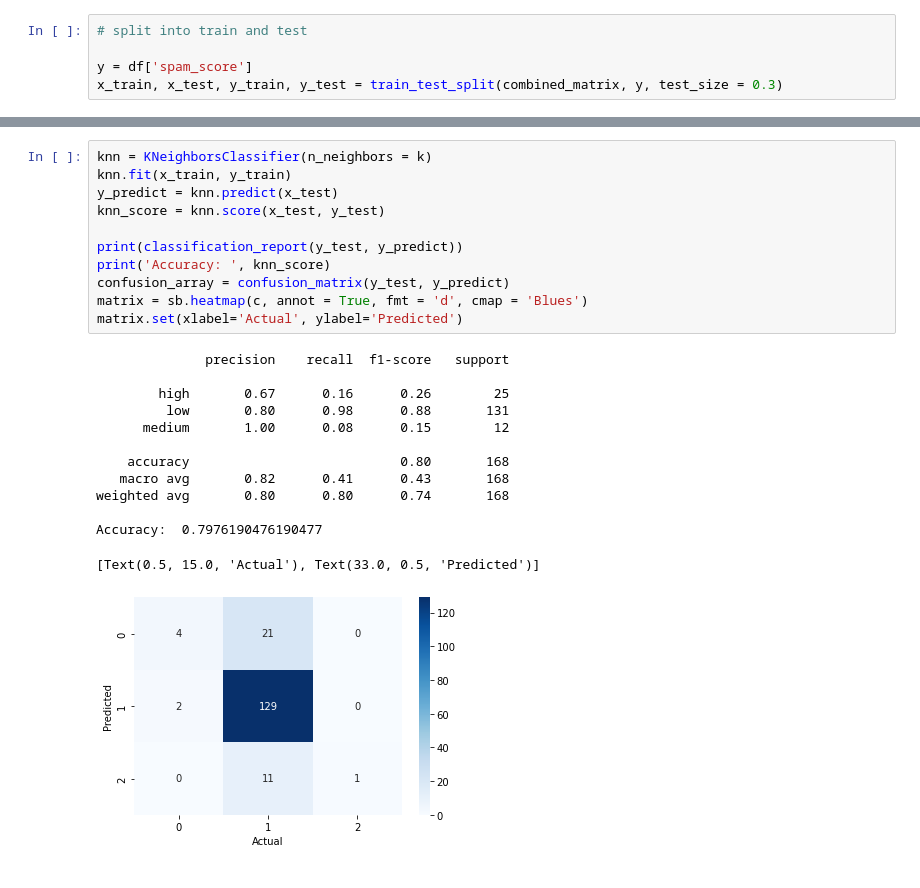
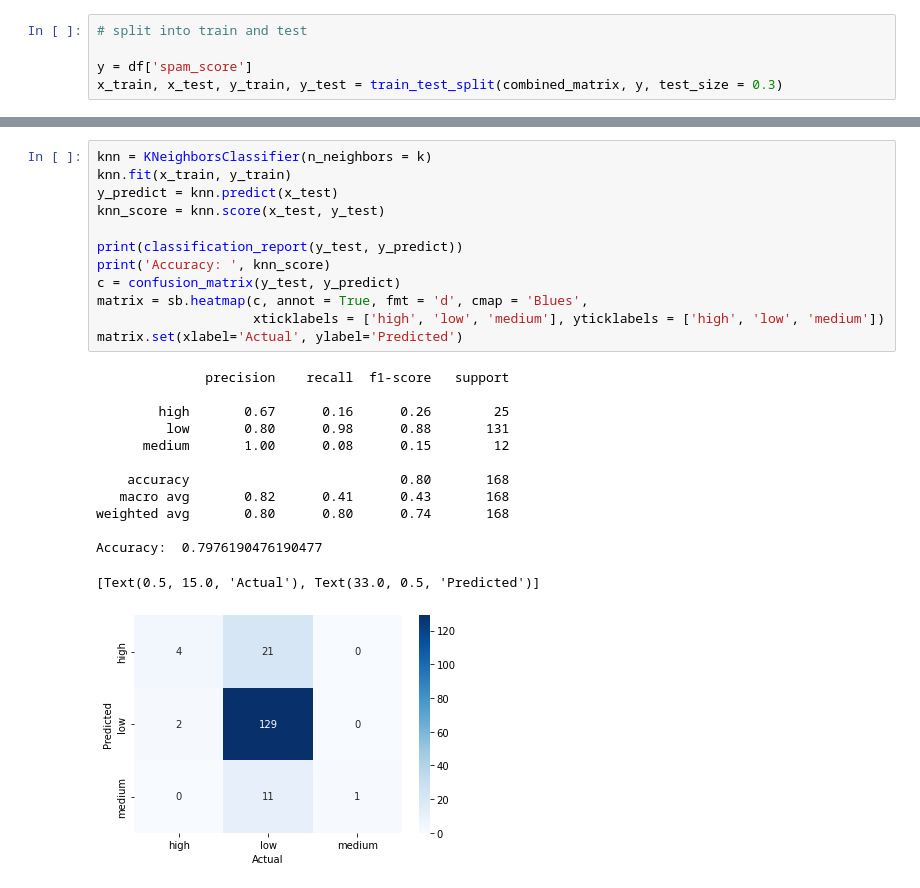
Before and after one commit to cplAloysius/SC7_Group4_MiniProject, a Jupyter notebook: Machine Learning.ipynb, the cells around one changed output, grey strips where cells are left out. Cells and saved outputs as stored; diff of their text form.

```diff
--- a/Machine Learning.ipynb
+++ b/Machine Learning.ipynb
@@ -450,25 +450,26 @@ Optimal K-value: 11
 # %%
 knn = KNeighborsClassifier(n_neighbors = k)
 knn.fit(x_train, y_train)
 y_predict = knn.predict(x_test)
 knn_score = knn.score(x_test, y_test)
 
 print(classification_report(y_test, y_predict))
 print('Accuracy: ', knn_score)
-confusion_array = confusion_matrix(y_test, y_predict)
-matrix = sb.heatmap(c, annot = True, fmt = 'd', cmap = 'Blues')
+c = confusion_matrix(y_test, y_predict)
+matrix = sb.heatmap(c, annot = True, fmt = 'd', cmap = 'Blues',
+                    xticklabels = ['high', 'low', 'medium'], yticklabels = ['high', 'low', 'medium'])
 matrix.set(xlabel='Actual', ylabel='Predicted')
 # %% [output]
               precision    recall  f1-score   support
 
         high       0.67      0.16      0.26        25
          low       0.80      0.98      0.88       131
       medium       1.00      0.08      0.15        12
 
     accuracy                           0.80       168
    macro avg       0.82      0.41      0.43       168
 weighted avg       0.80      0.80      0.74       168
 
 Accuracy:  0.7976190476190477
 [Text(0.5, 15.0, 'Actual'), Text(33.0, 0.5, 'Predicted')]
-[figure, old version]
+[figure, new version]
```
Also changed, not shown: parts of 4 cells of this notebook.
